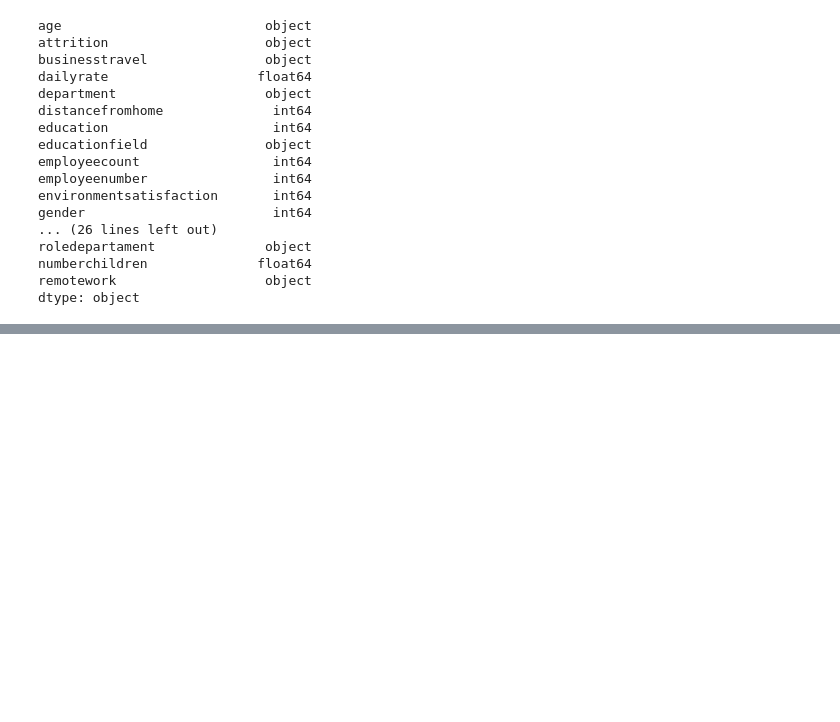
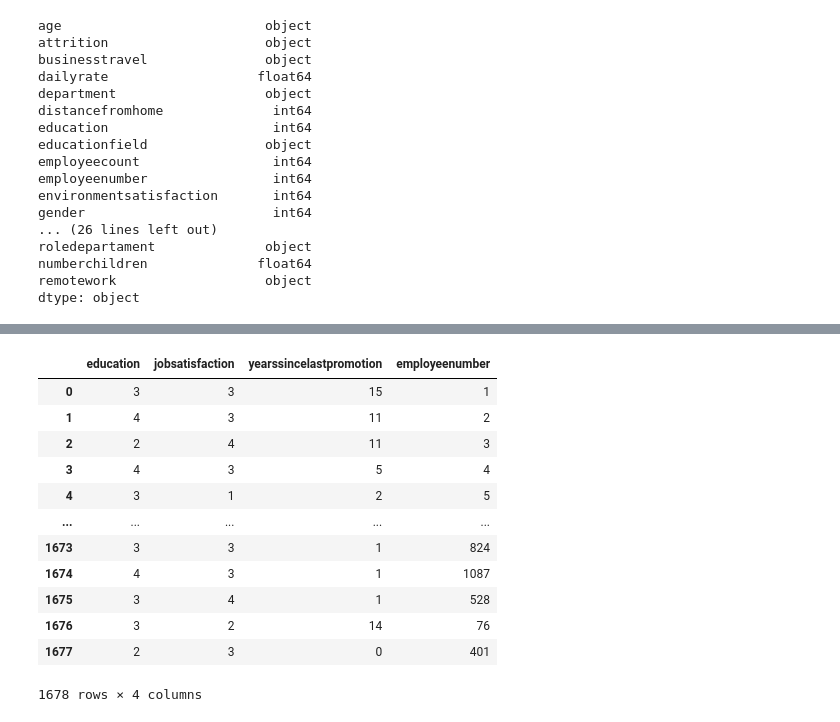
Before and after one commit to ana-nobre/Talent-Optimization-for-Corporation-HR-Data-Analytics, a Jupyter notebook: Explorando.ipynb, the cells around one changed output, grey strips where cells are left out. Saved outputs shown, nothing was run; the diff lists cells and outputs as text; code cells hidden in the pictures; blank space fills up the shorter version.

```diff
--- a/Explorando.ipynb
+++ b/Explorando.ipynb
@@ -79,0 +90,17 @@ dtype: object
+# %%
+df_filtrado = df_datos_abc[['education','jobsatisfaction','yearssincelastpromotion','employeenumber']]
+df_filtrado
+# %% [output]
+|  | education | jobsatisfaction | yearssincelastpromotion | employeenumber |
+| 0 | 3 | 3 | 15 | 1 |
+| 1 | 4 | 3 | 11 | 2 |
+| 2 | 2 | 4 | 11 | 3 |
+| 3 | 4 | 3 | 5 | 4 |
+| 4 | 3 | 1 | 2 | 5 |
+| ... | ... | ... | ... | ... |
+| 1673 | 3 | 3 | 1 | 824 |
+| 1674 | 4 | 3 | 1 | 1087 |
+| 1675 | 3 | 4 | 1 | 528 |
+| 1676 | 3 | 2 | 14 | 76 |
+| 1677 | 2 | 3 | 0 | 401 |
+1678 rows × 4 columns
```
Also changed, not shown: parts of 11 cells of this notebook.
